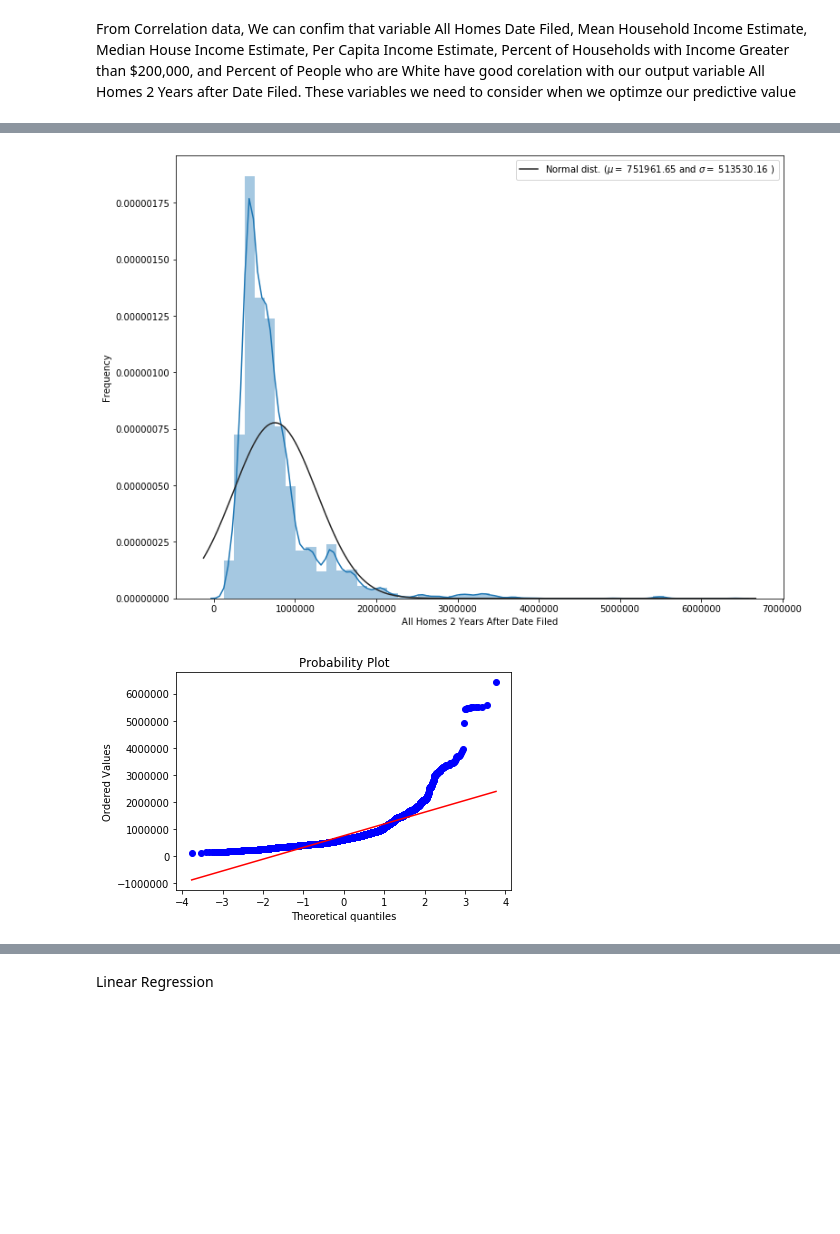
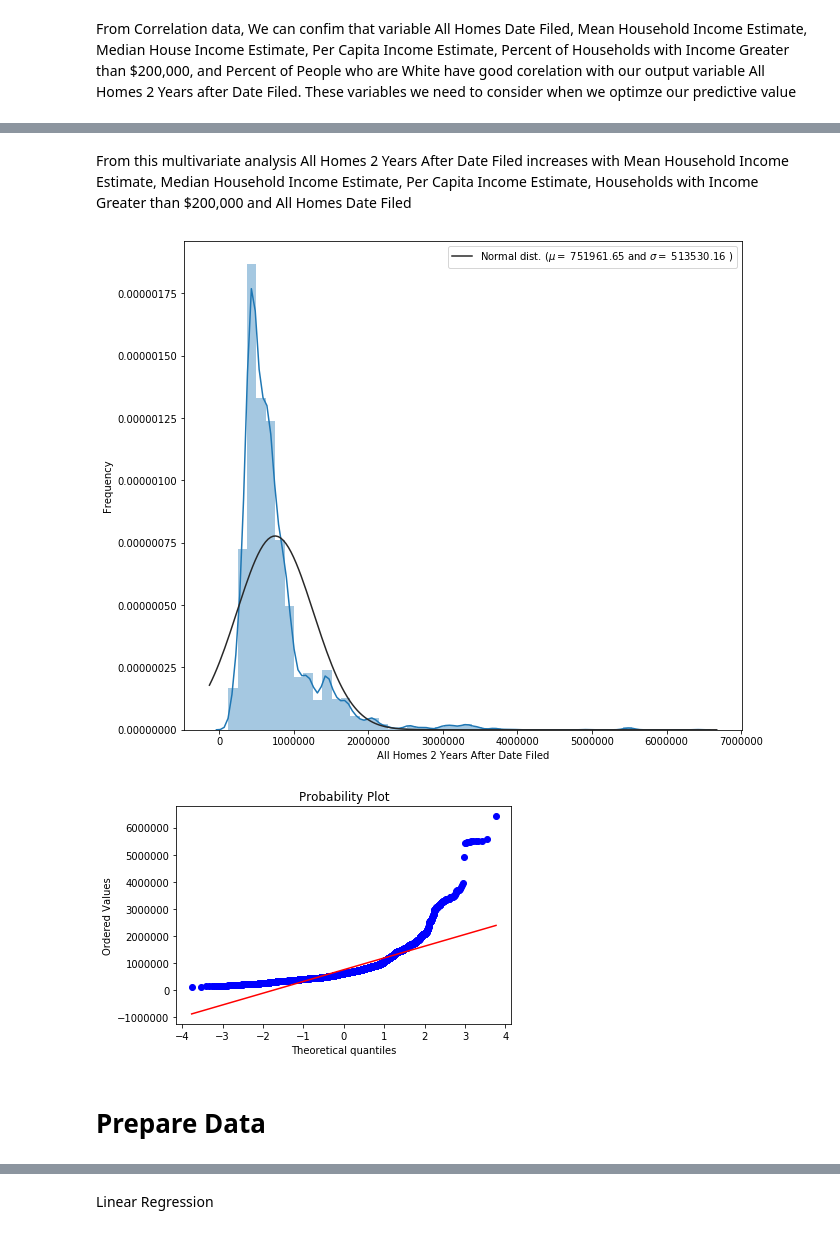
Before and after one commit to apthomas/SF-home-price-prediction, a Jupyter notebook: SF-home-price-prediction/learning.ipynb, the cells around one changed output, grey strips where cells are left out. Saved outputs shown, nothing was run; the diff lists cells and outputs as text; code cells hidden in the pictures; blank space fills up the shorter version.

```diff
--- a/SF-home-price-prediction/learning.ipynb
+++ b/SF-home-price-prediction/learning.ipynb
@@ -128 +206,26 @@ df_train_set_2_years.hist(bins=10,figsize=(25,20),grid=False);
+# %% [markdown]
+From this multivariate analysis All Homes 2 Years After Date Filed increases with Mean Household Income Estimate, Median Household Income Estimate, Per Capita Income Estimate, Households with Income Greater than $200,000 and All Homes Date Filed
+# %%
+plt.subplots(figsize=(10,9))
+sns.distplot(df_train_set_2_years['All Homes 2 Years After Date Filed'], fit=stats.norm)
+
+# Get the fitted parameters used by the function
+
+(mu, sigma) = stats.norm.fit(df_train_set_2_years['All Homes 2 Years After Date Filed'])
+
+# plot with the distribution
+
+plt.legend(['Normal dist. ($\mu=$ {:.2f} and $\sigma=$ {:.2f} )'.format(mu, sigma)], loc='best')
+plt.ylabel('Frequency')
+
+#Probablity plot
+
+fig = plt.figure()
+stats.probplot(df_train_set_2_years['All Homes 2 Years After Date Filed'], plot=plt)
+plt.show()
+# %% [output]
+[figure, added]
+[figure, added]
+# %% [markdown]
+# Prepare Data
 # %%
@@ -135,23 +238,0 @@ X_train, X_test, y_train, y_test = train_test_split(X, y, test_size=0.2, random_
-# %%
-plt.subplots(figsize=(12,9))
-sns.distplot(df_train_set_2_years['All Homes 2 Years After Date Filed'], fit=stats.norm)
-
-# Get the fitted parameters used by the function
-
-(mu, sigma) = stats.norm.fit(df_train_set_2_years['All Homes 2 Years After Date Filed'])
-
-# plot with the distribution
-
-plt.legend(['Normal dist. ($\mu=$ {:.2f} and $\sigma=$ {:.2f} )'.format(mu, sigma)], loc='best')
-plt.ylabel('Frequency')
-
-#Probablity plot
-
-fig = plt.figure()
-stats.probplot(df_train_set_2_years['All Homes 2 Years After Date Filed'], plot=plt)
-plt.show()
-
-#This target variable is right skewed. Now, we need to tranform this variable and make it normal distribution.
-# %% [output]
-[figure, removed]
-[figure, removed]
```
Also changed, not shown: parts of 53 cells of this notebook, 7 other files.
